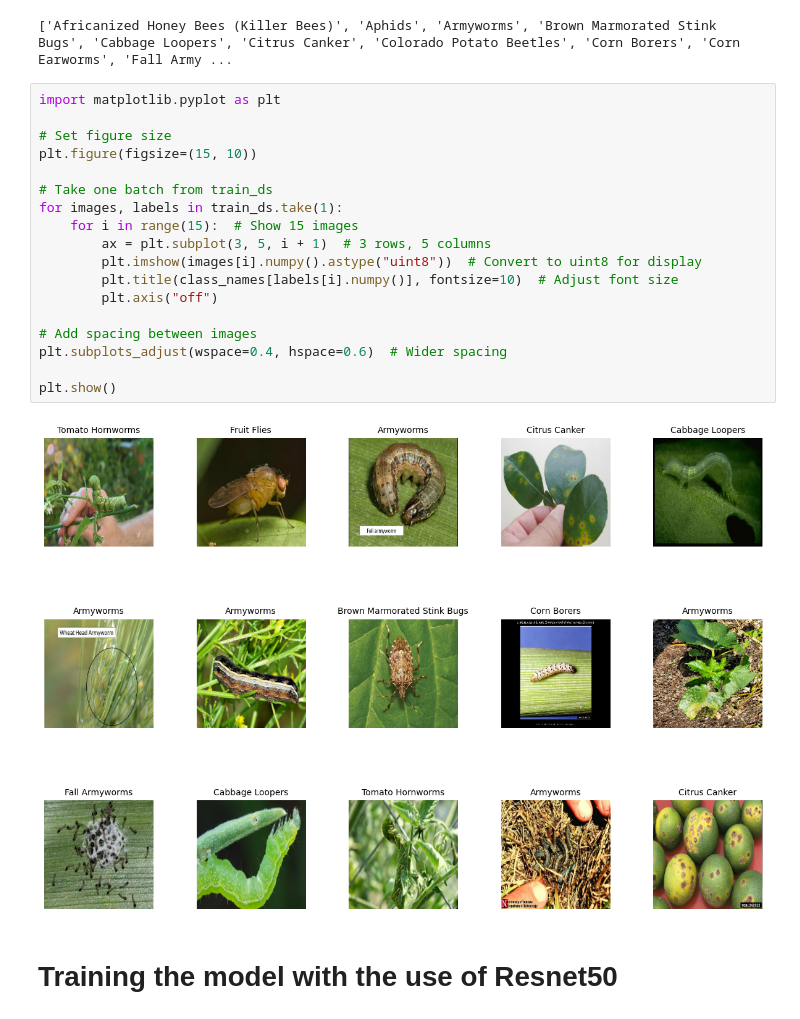
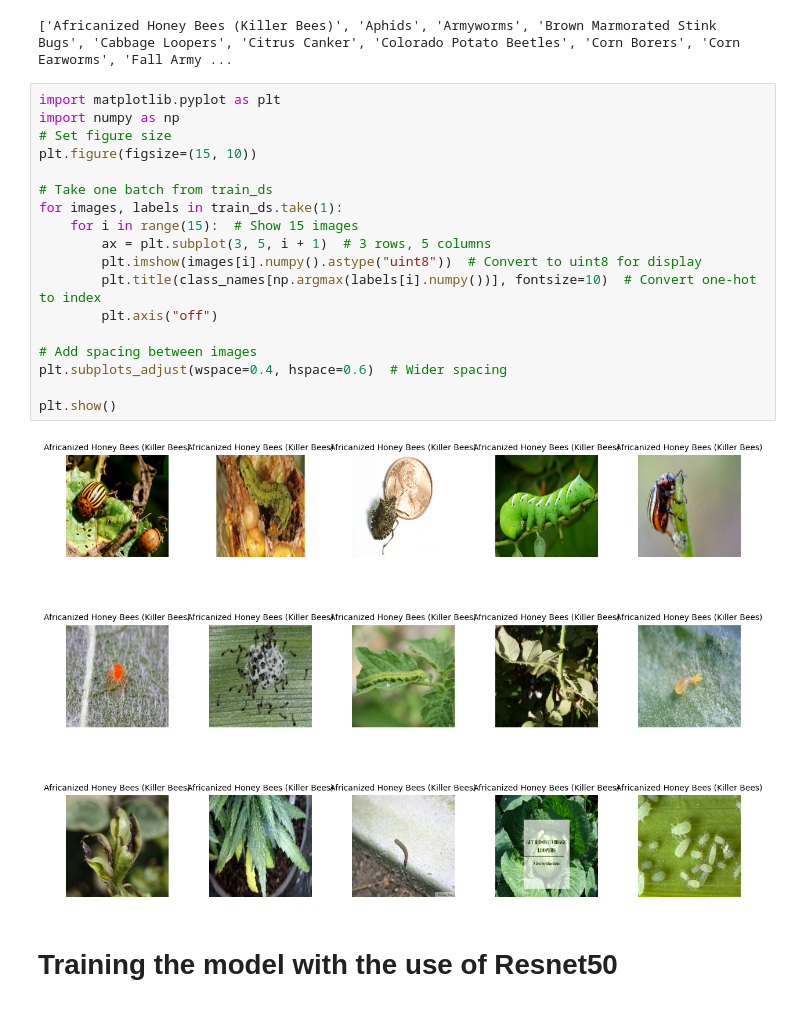
Before and after one commit to ParantarUrielAlexis/FarmInsectsClassifier, a Jupyter notebook: dangerous-insects-transfer-learning.ipynb, the cells around one changed output. Drawn from its saved outputs; the diff is of its cells as text.

```diff
--- a/dangerous-insects-transfer-learning.ipynb
+++ b/dangerous-insects-transfer-learning.ipynb
@@ -109,24 +109,24 @@ print(class_names)
 ['Africanized Honey Bees (Killer Bees)', 'Aphids', 'Armyworms', 'Brown Marmorated Stink Bugs', 'Cabbage Loopers', 'Citrus Canker', 'Colorado Potato Beetles', 'Corn Borers', 'Corn Earworms', 'Fall Army ...
 # %%
 import matplotlib.pyplot as plt
-
+import numpy as np
 # Set figure size
 plt.figure(figsize=(15, 10))
 
 # Take one batch from train_ds
 for images, labels in train_ds.take(1):
     for i in range(15):  # Show 15 images
         ax = plt.subplot(3, 5, i + 1)  # 3 rows, 5 columns
         plt.imshow(images[i].numpy().astype("uint8"))  # Convert to uint8 for display
-        plt.title(class_names[labels[i].numpy()], fontsize=10)  # Adjust font size
+        plt.title(class_names[np.argmax(labels[i].numpy())], fontsize=10)  # Convert one-hot to index
         plt.axis("off")
 
 # Add spacing between images
 plt.subplots_adjust(wspace=0.4, hspace=0.6)  # Wider spacing
 
 plt.show()
 # %% [output]
-[figure, old version]
+[figure, new version]
 # %% [markdown]
 # Training the model with the use of Resnet50
 # %% [markdown]
```
Also changed, not shown: parts of 3 cells of this notebook.
